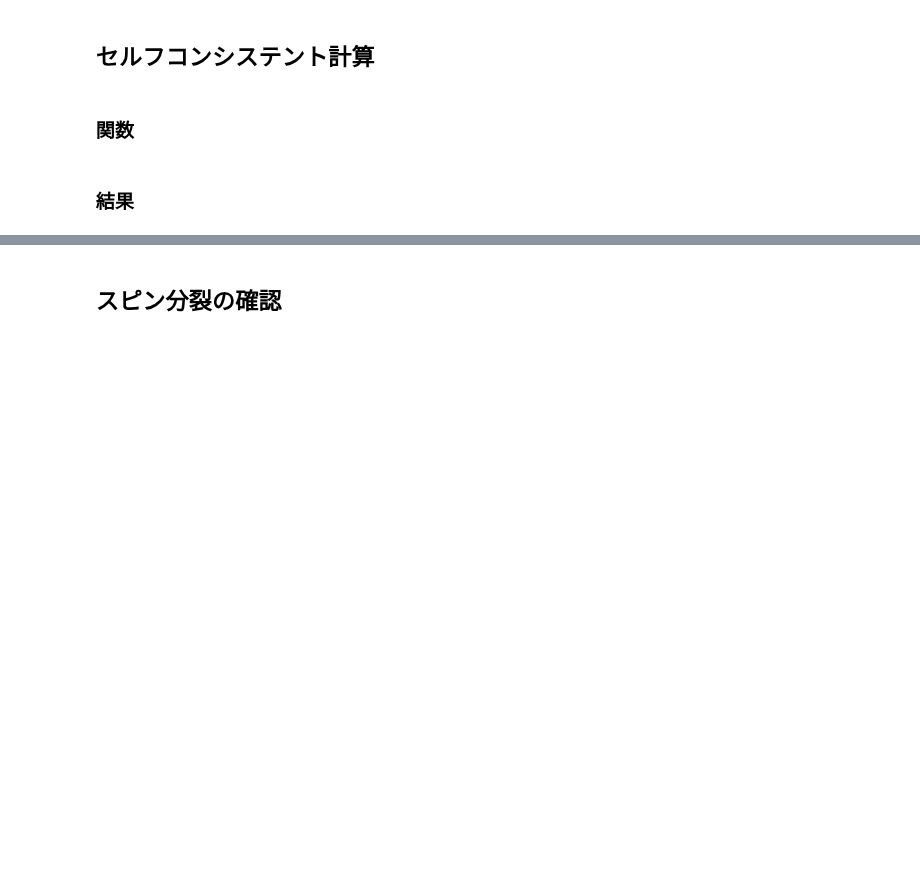
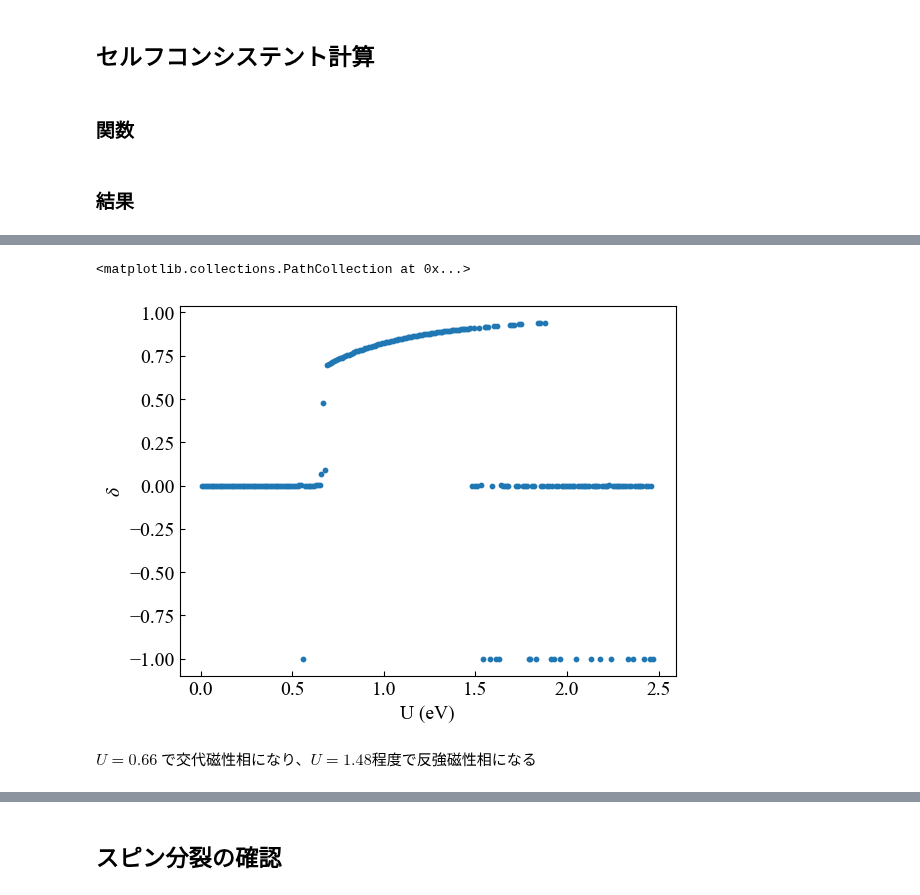
Before and after one commit to xiang-gong3944/----, a Jupyter notebook: 2024_09_25_AlterMagnet1/kappaET2_band_py.ipynb, the cells around one changed output, grey strips where cells are left out. Saved outputs shown, nothing was run; the diff lists cells and outputs as text; code cells hidden in the pictures; blank space fills up the shorter version.

```diff
--- a/2024_09_25_AlterMagnet1/kappaET2_band_py.ipynb
+++ b/2024_09_25_AlterMagnet1/kappaET2_band_py.ipynb
@@ -622,0 +839,7 @@ SCF loop didn't converge at 1e-06 precision when U = 1.8
+# %%
+Us      = np.linspace(0.01, 3.0, 300)
+deltas  = np.array([])
+# for U in Us :
+#     model = KappaET2X()
+#     model.calc_scf(U=U, k_mesh=41,err=1e-6,iteration=500)
+#     deltas = np.append(deltas, model.delta)
@@ -622,0 +887,9 @@ SCF loop didn't converge at 1e-06 precision when U = 1.8
+# %%
+plt.xlabel("U (eV)")
+plt.ylabel("$\delta$")
+plt.scatter(Us[:247], deltas,s=10)
+# %% [output]
+<matplotlib.collections.PathCollection at 0x...>
+[figure, added]
+# %% [markdown]
+$ U = 0.66 $ で交代磁性相になり、$U = 1.48$程度で反強磁性相になる
```
Also changed, not shown: parts of 25 cells of this notebook, 10 other files.
